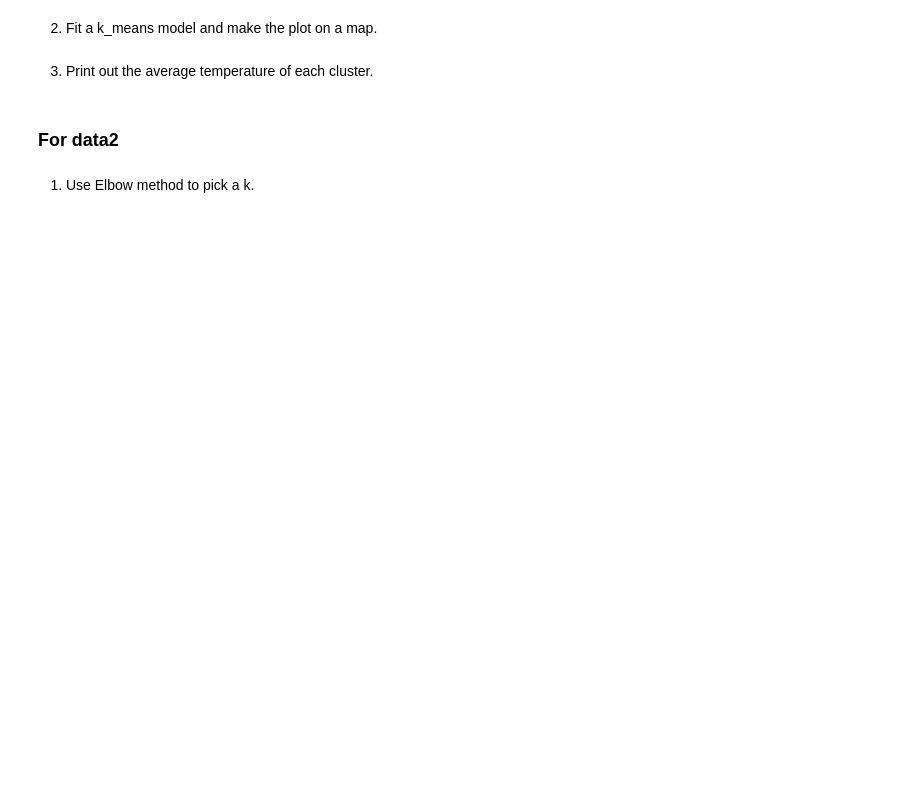
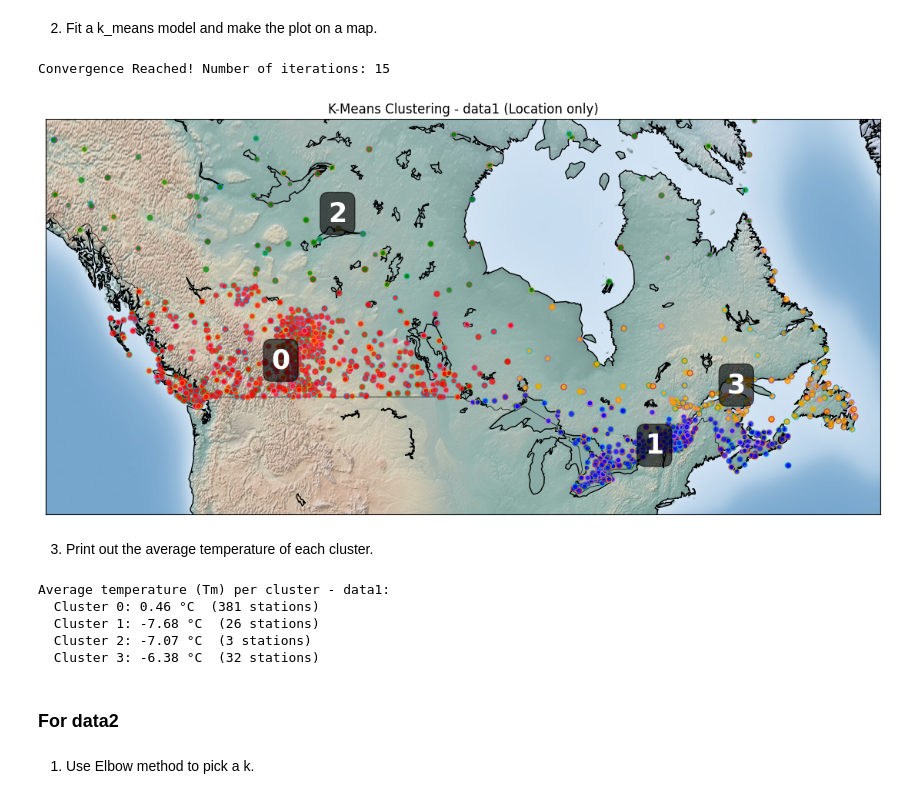
Before and after one commit to arezoog/STA142B_SQ-26, a Jupyter notebook: Project_2_STA142B-S26.ipynb, the cells around one changed output. Saved outputs shown, nothing was run; the diff lists cells and outputs as text; code cells hidden in the pictures; blank space fills up the shorter version.

```diff
--- a/Project_2_STA142B-S26.ipynb
+++ b/Project_2_STA142B-S26.ipynb
@@ -712,7 +911,64 @@ data2 = StandardScaler().fit_transform(data2)
 # %% [markdown]
 2. Fit a k_means model and make the plot on a map.
+# %%
+k1 = 4
+
+km_data1 = k_means(data=data1, d=2, k=k1, tol=1e-7, max_iter=500, seed=20)
+km_data1.fit_model()
+labels_data1 = km_data1.get_labels()
+
+# inverse transform centers back to xm, ym map coordinates
+scaler1 = StandardScaler().fit(df[["xm", "ym"]].to_numpy())
+centers_geo1 = scaler1.inverse_transform(km_data1.get_centers())
+
+# Plot on map
+rcParams["figure.figsize"] = (14, 10)
+llon=-140; ulon=-50; llat=40; ulat=65
+
+my_map = Basemap(projection="merc", resolution="l", area_thresh=1000.0,
+    llcrnrlon=llon, llcrnrlat=llat, urcrnrlon=ulon, urcrnrlat=ulat)
+my_map.drawcoastlines()
+my_map.drawcountries()
+my_map.shadedrelief()
+
+# Plot each station colored by cluster
+colors = ['red', 'blue', 'green', 'orange', 'purple', 'cyan']
+for idx, row in df.reset_index(drop=True).iterrows():
+    c = colors[labels_data1[idx] % len(colors)]
+    my_map.plot(row.xm, row.ym, markerfacecolor=c, marker='o', markersize=5, alpha=0.75)
+
+# Plot cluster center labels — xm/ym are already in map coordinates
+for c in range(k1):
+    cx = centers_geo1[c, 0]
+    cy = centers_geo1[c, 1]
+    plt.text(cx, cy, str(c), fontsize=25, fontweight='bold',
+             color='white', ha='center', va='center',
+             bbox=dict(facecolor='black', alpha=0.6, boxstyle='round'))
+
+plt.title("K-Means Clustering - data1 (Location only)")
+plt.show()
+# %% [output]
+Convergence Reached! Number of iterations: 15
+[figure, added]
 # %% [markdown]
 3. Print out the average temperature of each cluster.
+# %%
+df_temp = df.reset_index(drop=True)
+df_temp['cluster'] = labels_data1
+
+print("Average temperature (Tm) per cluster - data1:")
+for c in range(k1):
+    # only include stations with valid July temperatures (above -10°C)
+    cluster_df = df_temp[(df_temp['cluster'] == c) & (df_temp['Tm'] > -10)]
+    avg = cluster_df['Tm'].mean()
+    count = len(cluster_df)
+    print(f"  Cluster {c}: {avg:.2f} °C  ({count} stations)")
+# %% [output]
+Average temperature (Tm) per cluster - data1:
+  Cluster 0: 0.46 °C  (381 stations)
+  Cluster 1: -7.68 °C  (26 stations)
+  Cluster 2: -7.07 °C  (3 stations)
+  Cluster 3: -6.38 °C  (32 stations)
 # %% [markdown]
 ### For data2
 # %% [markdown]
```
Also changed, not shown: parts of 35 cells of this notebook, 1 other file.
